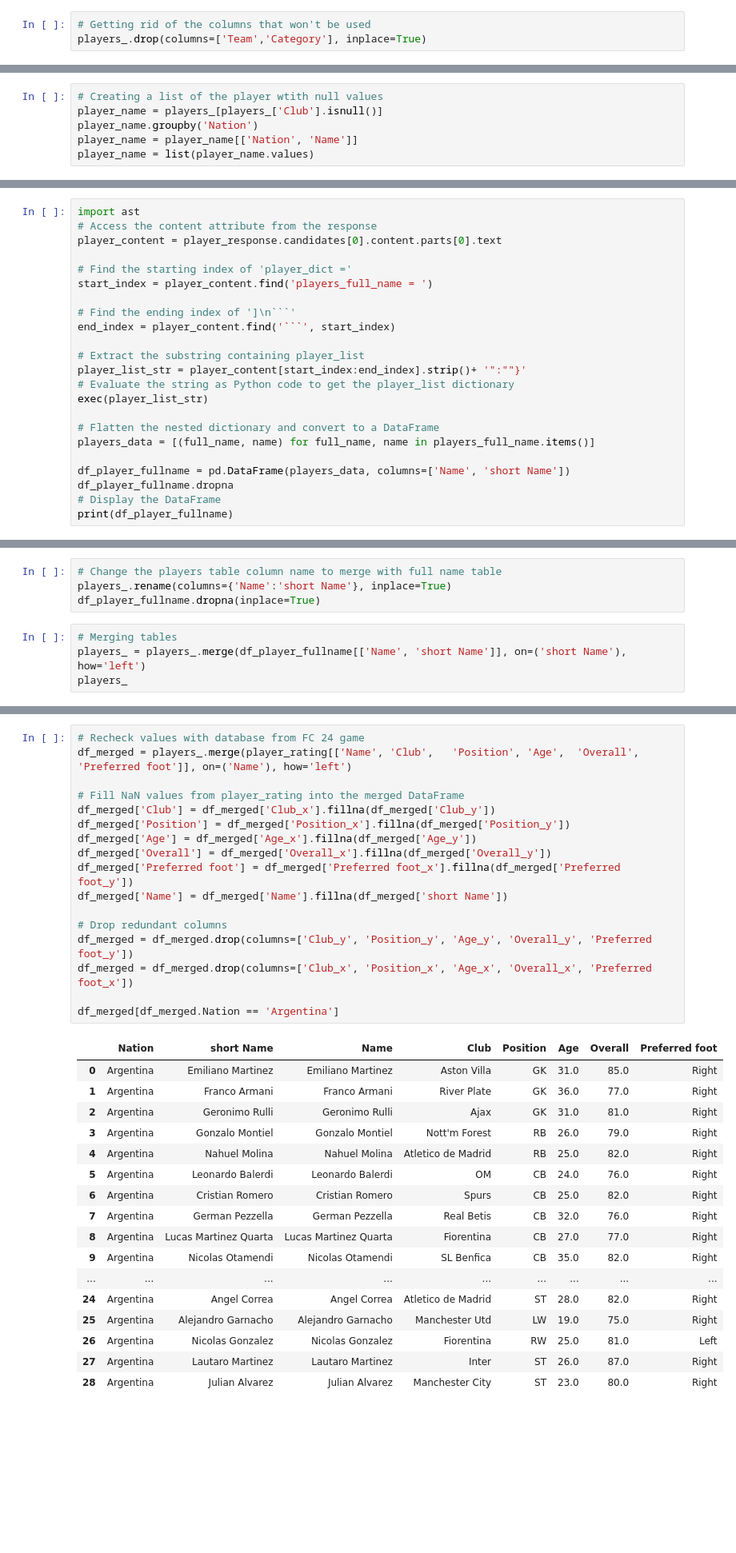
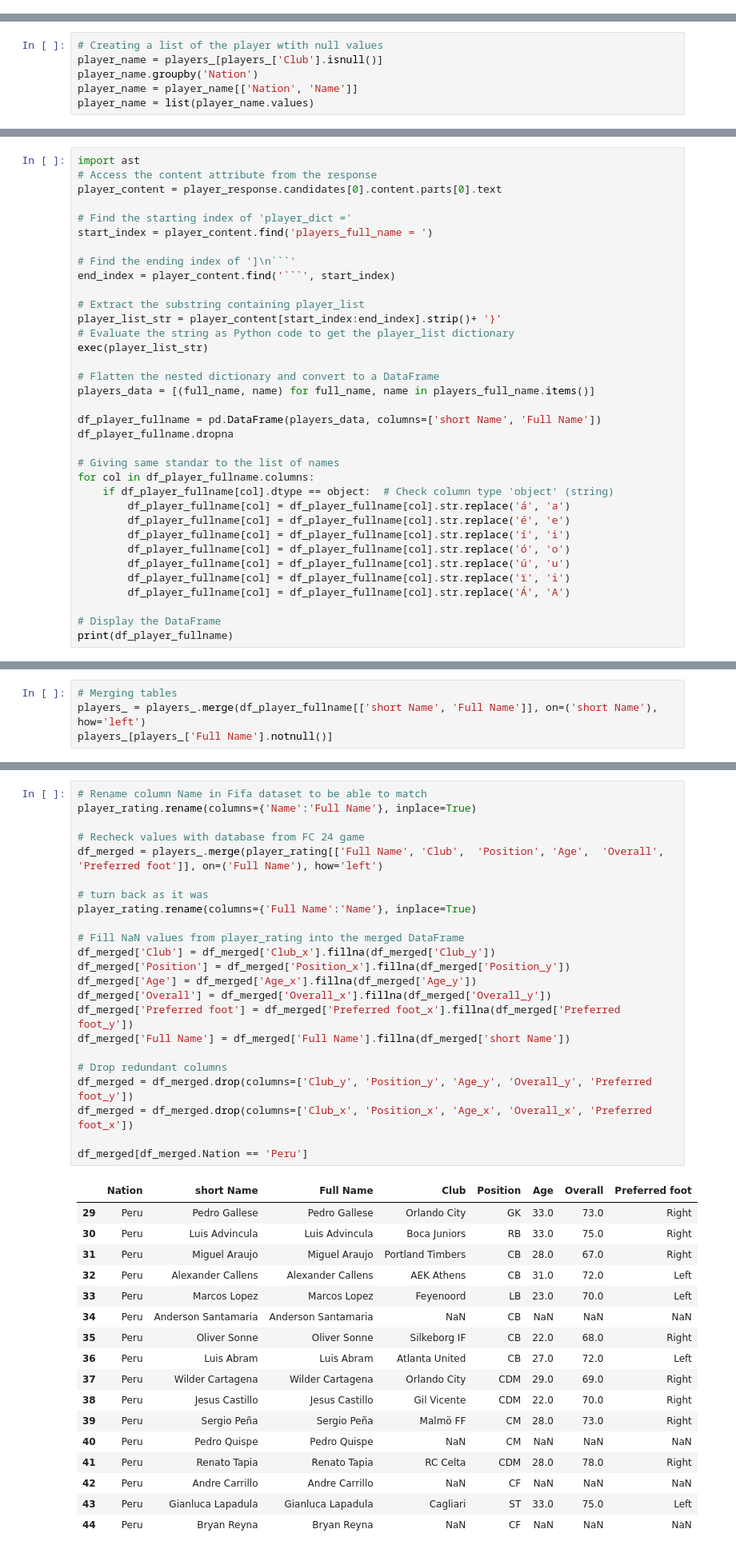
Before and after one commit to arielwendichansky/Copa-America-Model-2024, a Jupyter notebook: Copa_America_final_project.ipynb, the cells around one changed output, grey strips where cells are left out. Shown at 80% size. Cells and saved outputs as stored; diff of their text form; blank space fills up the shorter version.

````diff
--- a/Copa_America_final_project.ipynb
+++ b/Copa_America_final_project.ipynb
@@ -904,6 +874,3 @@ players_.head()
-# %%
-# Getting rid of the columns that won't be used
-players_.drop(columns=['Team','Category'], inplace=True)
 # %%
 list_players = new_df.groupby('Nation').count().reset_index()
 list_players_by_nation = list_players[['Nation', 'Name']]
@@ -1098,15 +1065,27 @@ start_index = player_content.find('players_full_name = ')
 end_index = player_content.find('```', start_index)
 
 # Extract the substring containing player_list
-player_list_str = player_content[start_index:end_index].strip()+ '":""}'
+player_list_str = player_content[start_index:end_index].strip()+ '}'
 # Evaluate the string as Python code to get the player_list dictionary
 exec(player_list_str)
 
 # Flatten the nested dictionary and convert to a DataFrame
 players_data = [(full_name, name) for full_name, name in players_full_name.items()]
 
-df_player_fullname = pd.DataFrame(players_data, columns=['Name', 'short Name'])
+df_player_fullname = pd.DataFrame(players_data, columns=['short Name', 'Full Name'])
 df_player_fullname.dropna
+
+# Giving same standar to the list of names
+for col in df_player_fullname.columns:
+    if df_player_fullname[col].dtype == object:  # Check column type 'object' (string)
+        df_player_fullname[col] = df_player_fullname[col].str.replace('á', 'a')
+        df_player_fullname[col] = df_player_fullname[col].str.replace('é', 'e')
+        df_player_fullname[col] = df_player_fullname[col].str.replace('í', 'i')
+        df_player_fullname[col] = df_player_fullname[col].str.replace('ó', 'o')
+        df_player_fullname[col] = df_player_fullname[col].str.replace('ú', 'u')
+        df_player_fullname[col] = df_player_fullname[col].str.replace('ï', 'i')
+        df_player_fullname[col] = df_player_fullname[col].str.replace('Á', 'A')
+
 # Display the DataFrame
 print(df_player_fullname)
 # %% [output]
@@ -1127,9 +1106,5 @@ print(df_player_fullname)
-# %%
-# Change the players table column name to merge with full name table
-players_.rename(columns={'Name':'short Name'}, inplace=True)
-df_player_fullname.dropna(inplace=True)
 # %%
 # Merging tables
-players_ = players_.merge(df_player_fullname[['Name', 'short Name']], on=('short Name'), how='left')
-players_
+players_ = players_.merge(df_player_fullname[['short Name', 'Full Name']], on=('short Name'), how='left')
+players_[players_['Full Name'].notnull()]
 # %% [output]
@@ -1149,38 +1124,44 @@ players_
 # %%
+# Rename column Name in Fifa dataset to be able to match
+player_rating.rename(columns={'Name':'Full Name'}, inplace=True)
+
 # Recheck values with database from FC 24 game
-df_merged = players_.merge(player_rating[['Name', 'Club',	'Position',	'Age',	'Overall',	'Preferred foot']], on=('Name'), how='left')
+df_merged = players_.merge(player_rating[['Full Name', 'Club',	'Position',	'Age',	'Overall',	'Preferred foot']], on=('Full Name'), how='left')
+
+# turn back as it was
+player_rating.rename(columns={'Full Name':'Name'}, inplace=True)
 
 # Fill NaN values from player_rating into the merged DataFrame
 df_merged['Club'] = df_merged['Club_x'].fillna(df_merged['Club_y'])
 df_merged['Position'] = df_merged['Position_x'].fillna(df_merged['Position_y'])
 df_merged['Age'] = df_merged['Age_x'].fillna(df_merged['Age_y'])
 df_merged['Overall'] = df_merged['Overall_x'].fillna(df_merged['Overall_y'])
 df_merged['Preferred foot'] = df_merged['Preferred foot_x'].fillna(df_merged['Preferred foot_y'])
-df_merged['Name'] = df_merged['Name'].fillna(df_merged['short Name'])
+df_merged['Full Name'] = df_merged['Full Name'].fillna(df_merged['short Name'])
 
 # Drop redundant columns
 df_merged = df_merged.drop(columns=['Club_y', 'Position_y', 'Age_y', 'Overall_y', 'Preferred foot_y'])
 df_merged = df_merged.drop(columns=['Club_x', 'Position_x', 'Age_x', 'Overall_x', 'Preferred foot_x'])
 
-df_merged[df_merged.Nation == 'Argentina']
+df_merged[df_merged.Nation == 'Peru']
 # %% [output]
-|  | Nation | short Name | Name | Club | Position | Age | Overall | Preferred foot |
-| 0 | Argentina | Emiliano Martinez | Emiliano Martinez | Aston Villa | GK | 31.0 | 85.0 | Right |
-| 1 | Argentina | Franco Armani | Franco Armani | River Plate | GK | 36.0 | 77.0 | Right |
-| 2 | Argentina | Geronimo Rulli | Geronimo Rulli | Ajax | GK | 31.0 | 81.0 | Right |
-| 3 | Argentina | Gonzalo Montiel | Gonzalo Montiel | Nott'm Forest | RB | 26.0 | 79.0 | Right |
-| 4 | Argentina | Nahuel Molina | Nahuel Molina | Atletico de Madrid | RB | 25.0 | 82.0 | Right |
-| 5 | Argentina | Leonardo Balerdi | Leonardo Balerdi | OM | CB | 24.0 | 76.0 | Right |
-| 6 | Argentina | Cristian Romero | Cristian Romero | Spurs | CB | 25.0 | 82.0 | Right |
-| 7 | Argentina | German Pezzella | German Pezzella | Real Betis | CB | 32.0 | 76.0 | Right |
-| 8 | Argentina | Lucas Martinez Quarta | Lucas Martinez Quarta | Fiorentina | CB | 27.0 | 77.0 | Right |
-| 9 | Argentina | Nicolas Otamendi | Nicolas Otamendi | SL Benfica | CB | 35.0 | 82.0 | Right |
-| ... | ... | ... | ... | ... | ... | ... | ... | ... |
-| 24 | Argentina | Angel Correa | Angel Correa | Atletico de Madrid | ST | 28.0 | 82.0 | Right |
-| 25 | Argentina | Alejandro Garnacho | Alejandro Garnacho | Manchester Utd | LW | 19.0 | 75.0 | Right |
-| 26 | Argentina | Nicolas Gonzalez | Nicolas Gonzalez | Fiorentina | RW | 25.0 | 81.0 | Left |
-| 27 | Argentina | Lautaro Martinez | Lautaro Martinez | Inter | ST | 26.0 | 87.0 | Right |
-| 28 | Argentina | Julian Alvarez | Julian Alvarez | Manchester City | ST | 23.0 | 80.0 | Right |
+|  | Nation | short Name | Full Name | Club | Position | Age | Overall | Preferred foot |
+| 29 | Peru | Pedro Gallese | Pedro Gallese | Orlando City | GK | 33.0 | 73.0 | Right |
+| 30 | Peru | Luis Advincula | Luis Advincula | Boca Juniors | RB | 33.0 | 75.0 | Right |
+| 31 | Peru | Miguel Araujo | Miguel Araujo | Portland Timbers | CB | 28.0 | 67.0 | Right |
+| 32 | Peru | Alexander Callens | Alexander Callens | AEK Athens | CB | 31.0 | 72.0 | Left |
+| 33 | Peru | Marcos Lopez | Marcos Lopez | Feyenoord | LB | 23.0 | 70.0 | Left |
+| 34 | Peru | Anderson Santamaria | Anderson Santamaria | NaN | CB | NaN | NaN | NaN |
+| 35 | Peru | Oliver Sonne | Oliver Sonne | Silkeborg IF | CB | 22.0 | 68.0 | Right |
+| 36 | Peru | Luis Abram | Luis Abram | Atlanta United | CB | 27.0 | 72.0 | Left |
+| 37 | Peru | Wilder Cartagena | Wilder Cartagena | Orlando City | CDM | 29.0 | 69.0 | Right |
+| 38 | Peru | Jesus Castillo | Jesus Castillo | Gil Vicente | CDM | 22.0 | 70.0 | Right |
+| 39 | Peru | Sergio Peña | Sergio Peña | Malmö FF | CM | 28.0 | 73.0 | Right |
+| 40 | Peru | Pedro Quispe | Pedro Quispe | NaN | CM | NaN | NaN | NaN |
+| 41 | Peru | Renato Tapia | Renato Tapia | RC Celta | CDM | 28.0 | 78.0 | Right |
+| 42 | Peru | Andre Carrillo | Andre Carrillo | NaN | CF | NaN | NaN | NaN |
+| 43 | Peru | Gianluca Lapadula | Gianluca Lapadula | Cagliari | ST | 33.0 | 75.0 | Left |
+| 44 | Peru | Bryan Reyna | Bryan Reyna | NaN | CF | NaN | NaN | NaN |
 # %%
 # Counting the numbers of player with null values per each coountry
 player_null = df_merged[df_merged['Overall'].isnull()]
````
Also changed, not shown: parts of 57 cells of this notebook.
